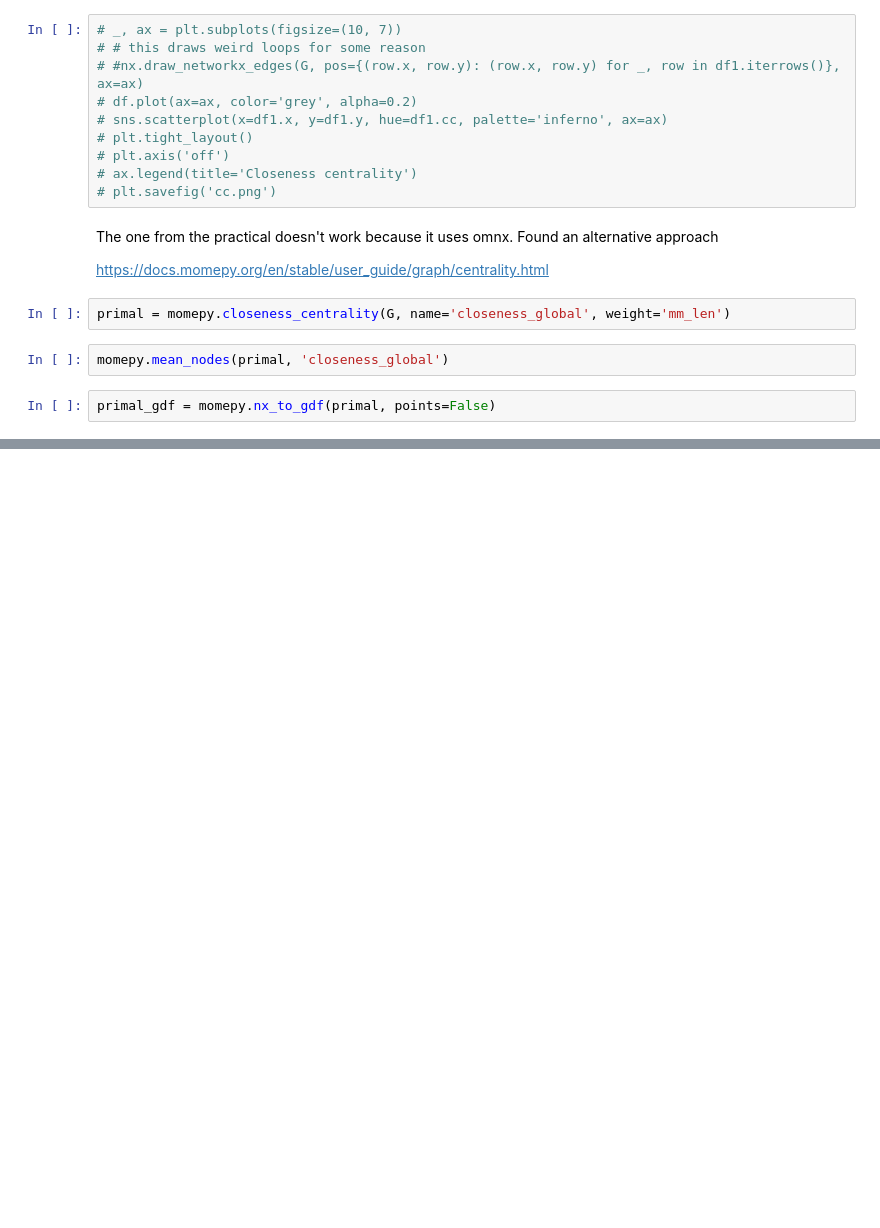
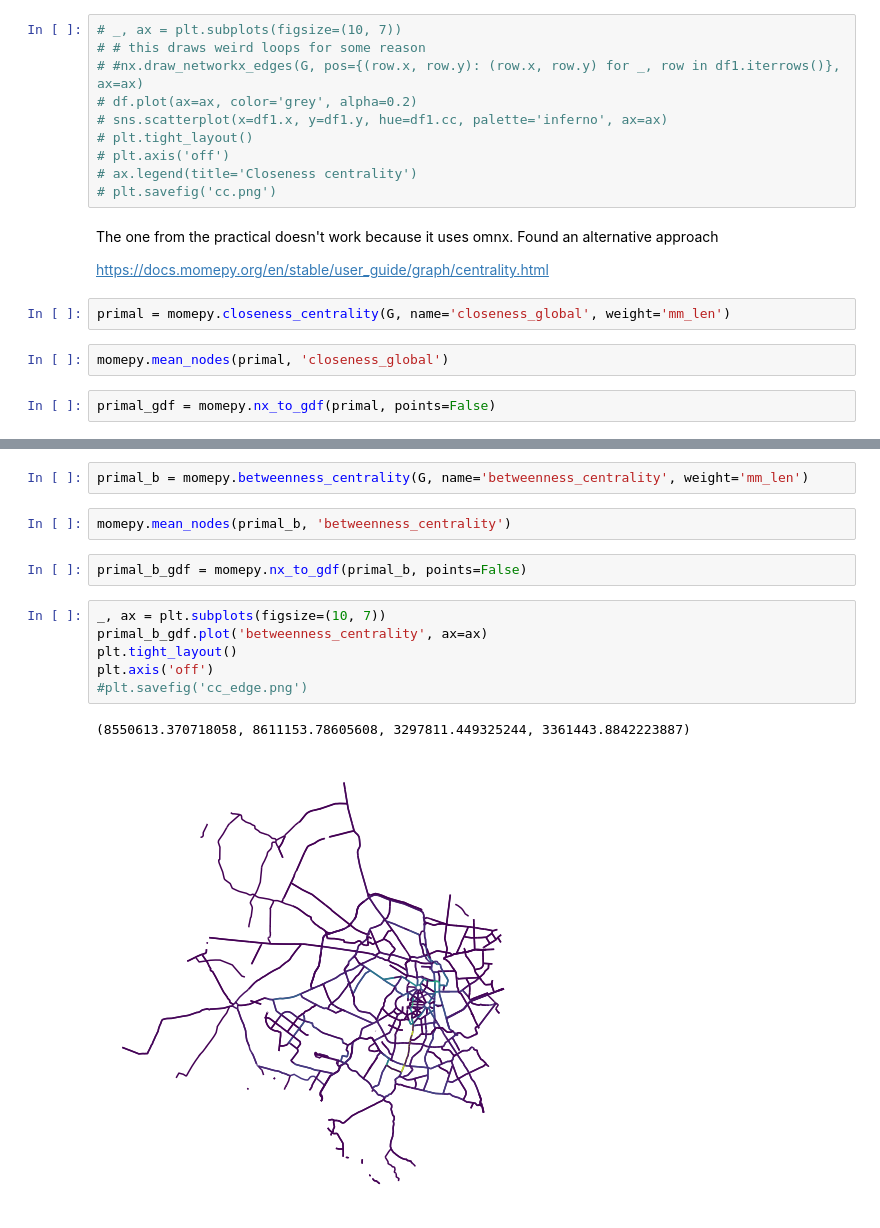
Before and after one commit to akazukin5151/comparative-accessibility, a Jupyter notebook: delhi centrality.ipynb, the cells around one changed output, grey strips where cells are left out. Cells and saved outputs as stored; diff of their text form; blank space fills up the shorter version.

Commit message:
Explore other centrality measures

```diff
--- a/delhi centrality.ipynb
+++ b/delhi centrality.ipynb
@@ -100,0 +109,15 @@ primal_gdf.closeness_global.plot.hist()
+# %%
+primal_b = momepy.betweenness_centrality(G, name='betweenness_centrality', weight='mm_len')
+# %%
+momepy.mean_nodes(primal_b, 'betweenness_centrality')
+# %%
+primal_b_gdf = momepy.nx_to_gdf(primal_b, points=False)
+# %%
+_, ax = plt.subplots(figsize=(10, 7))
+primal_b_gdf.plot('betweenness_centrality', ax=ax)
+plt.tight_layout()
+plt.axis('off')
+#plt.savefig('cc_edge.png')
+# %% [output]
+(8550613.370718058, 8611153.78605608, 3297811.449325244, 3361443.8842223887)
+[figure, added]
```
Also changed, not shown: parts of 10 cells of this notebook.
